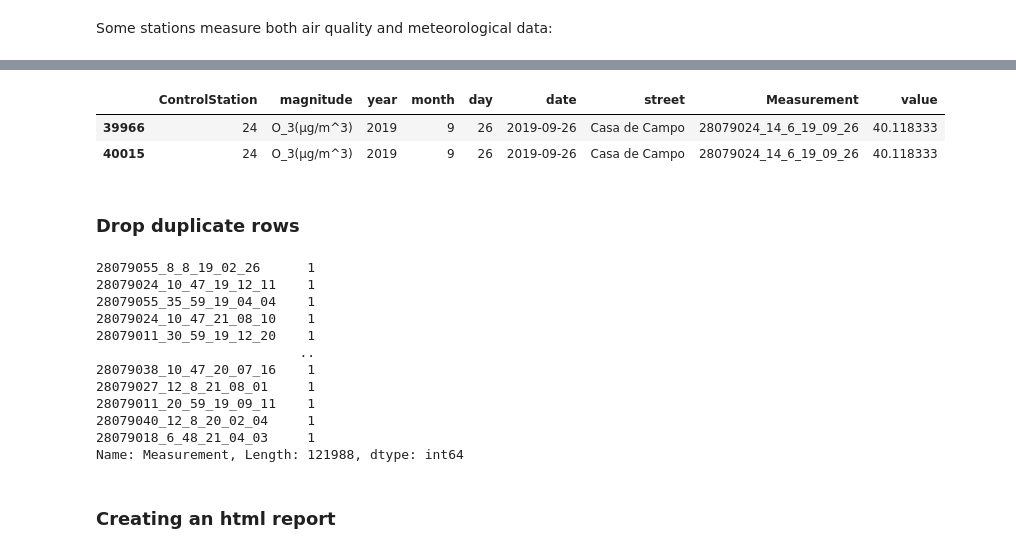
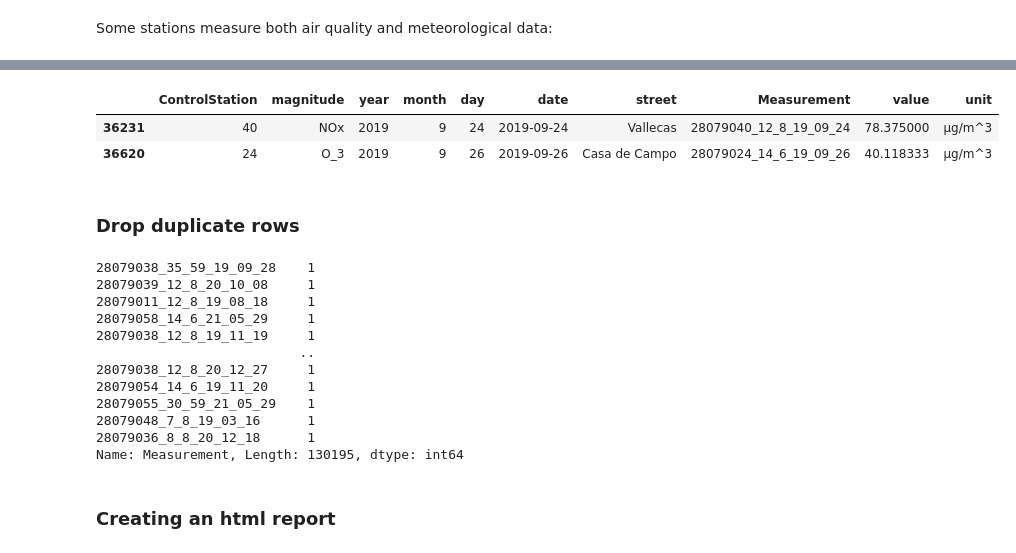
Before and after one commit to pablohfdez/LinkedData2021-2022, a Jupyter notebook: HandsOn/Group04/csv/python_code/panda_analysis_and_transformation.ipynb, the cells around one changed output, grey strips where cells are left out. Cells and saved outputs as stored; diff of their text form; code cells hidden in the pictures.

```diff
--- a/HandsOn/Group04/csv/python_code/panda_analysis_and_transformation.ipynb
+++ b/HandsOn/Group04/csv/python_code/panda_analysis_and_transformation.ipynb
@@ -93,8 +93,8 @@ df2 = df2.drop(["PROVINCIA", "MUNICIPIO"], axis=1)
 # %% [markdown]
 ### Changing the values of MAGNITUD to a more readable information
 # %%
-met_dict = {80:"UV Radiation(mW/m^2)",81:"Wind Velocity(m/s)",82:"Wind Direction",83:"Temperature(ºC)",86:"Relative Humidity(%)",87:"Barometric Pressure(mb)",88:"Solar Radiation(W/m^2)",89:"Precipitation(l/m^2)"}
-air_dict = {1:"SO_2(µg/m^3)",6:"CO(µg/m^3)",7:"NO(µg/m^3)",8:"NO_2",9:"PM2.5(µg/m^3)",10:"PM10(µg/m^3)",12:"NOx(µg/m^3)",14:"O_3(µg/m^3)",20:"TOL(µg/m^3)",30:"BEN(µg/m^3)",35:"EBE(µg/m^3)",37:"MXY(µg/m^3)",38:"PXY(µg/m^3)",39:"OXY(µg/m^3)",42:"TCH(mg/m^3)",43:"CH_4(mg/m^3)",44:"NMHC(mg/m^3)"}
+met_dict = {80:"UV Radiation(mW/m^2)",81:"Wind Velocity(m/s)",82:"Wind Direction(-)",83:"Temperature(ºC)",86:"Relative Humidity(%)",87:"Barometric Pressure(mb)",88:"Solar Radiation(W/m^2)",89:"Precipitation(l/m^2)"}
+air_dict = {1:"SO_2(µg/m^3)",6:"CO(µg/m^3)",7:"NO(µg/m^3)",8:"NO_2(µg/m^3)",9:"PM2.5(µg/m^3)",10:"PM10(µg/m^3)",12:"NOx(µg/m^3)",14:"O_3(µg/m^3)",20:"TOL(µg/m^3)",30:"BEN(µg/m^3)",35:"EBE(µg/m^3)",37:"MXY(µg/m^3)",38:"PXY(µg/m^3)",39:"OXY(µg/m^3)",42:"TCH(mg/m^3)",43:"CH_4(mg/m^3)",44:"NMHC(mg/m^3)"}
 df1.MAGNITUD = df1.MAGNITUD.map(air_dict)
 df2.MAGNITUD = df2.MAGNITUD.map(met_dict)
 # %%
@@ -192,3 +194,9 @@ del df2["samplingPoint"]
+# %%
+df1["unit"] = df1.magnitude.str.extract("\((.+)\)")
+df2["unit"] = df2.magnitude.str.extract("\((.+)\)")
+# %%
+df1.magnitude = df1.magnitude.str.replace(r"\(.+\)", "")
+df2.magnitude = df2.magnitude.str.replace(r"\(.+\)", "")
 # %% [markdown]
 ### Observations
 # %% [markdown]
@@ -217,9 +214,9 @@ Name: Measurement, Length: 121988, dtype: int64
 # %%
-df1[df1.Measurement == "28079024_14_6_19_09_26"]
+df1[(df1.Measurement == "28079024_14_6_19_09_26") | (df1.Measurement == "28079040_12_8_19_09_24")]
 # %% [output]
-|  | ControlStation | magnitude | year | month | day | date | street | Measurement | value |
-| 39966 | 24 | O_3(µg/m^3) | 2019 | 9 | 26 | 2019-09-26 | Casa de Campo | 28079024_14_6_19_09_26 | 40.118333 |
-| 40015 | 24 | O_3(µg/m^3) | 2019 | 9 | 26 | 2019-09-26 | Casa de Campo | 28079024_14_6_19_09_26 | 40.118333 |
+|  | ControlStation | magnitude | year | month | day | date | street | Measurement | value | unit |
+| 36231 | 40 | NOx | 2019 | 9 | 24 | 2019-09-24 | Vallecas | 28079040_12_8_19_09_24 | 78.375000 | µg/m^3 |
+| 36620 | 24 | O_3 | 2019 | 9 | 26 | 2019-09-26 | Casa de Campo | 28079024_14_6_19_09_26 | 40.118333 | µg/m^3 |
 # %% [markdown]
 ### Drop duplicate rows
 # %%
@@ -228,18 +225,18 @@ df2.drop_duplicates(inplace=True)
 # %%
 df1.Measurement.value_counts()
 # %% [output]
-28079055_8_8_19_02_26      1
-28079024_10_47_19_12_11    1
-28079055_35_59_19_04_04    1
-28079024_10_47_21_08_10    1
-28079011_30_59_19_12_20    1
+28079038_35_59_19_09_28    1
+28079039_12_8_20_10_08     1
+28079011_12_8_19_08_18     1
+28079058_14_6_21_05_29     1
+28079038_12_8_19_11_19     1
                           ..
-28079038_10_47_20_07_16    1
-28079027_12_8_21_08_01     1
-28079011_20_59_19_09_11    1
-28079040_12_8_20_02_04     1
-28079018_6_48_21_04_03     1
-Name: Measurement, Length: 121988, dtype: int64
+28079038_12_8_20_12_27     1
+28079054_14_6_19_11_20     1
+28079055_30_59_21_05_29    1
+28079048_7_8_19_03_16      1
+28079036_8_8_20_12_18      1
+Name: Measurement, Length: 130195, dtype: int64
 # %% [markdown]
 ### Creating an html report
 # %%
```
Also changed, not shown: parts of 27 cells of this notebook, 2 other files.
